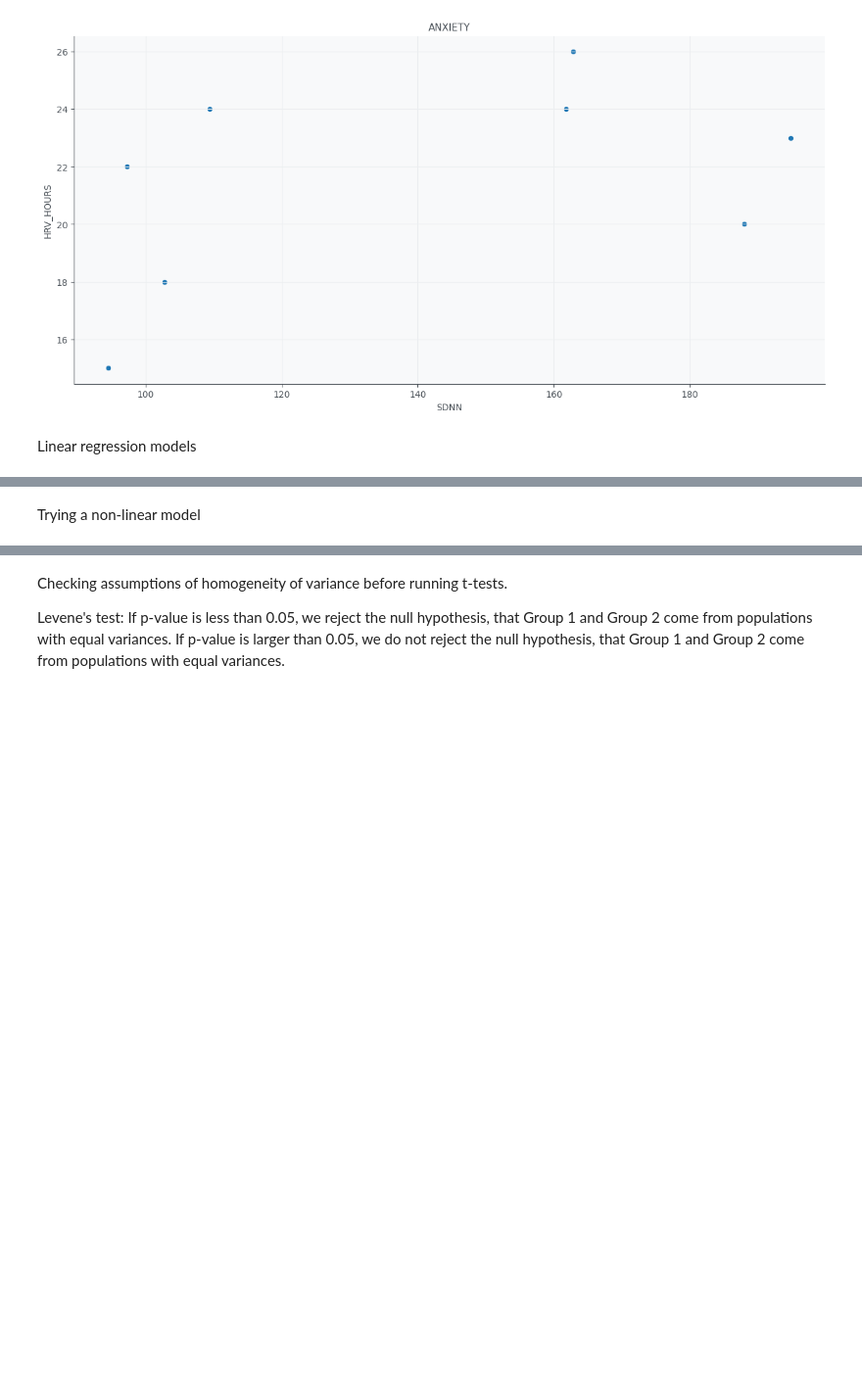
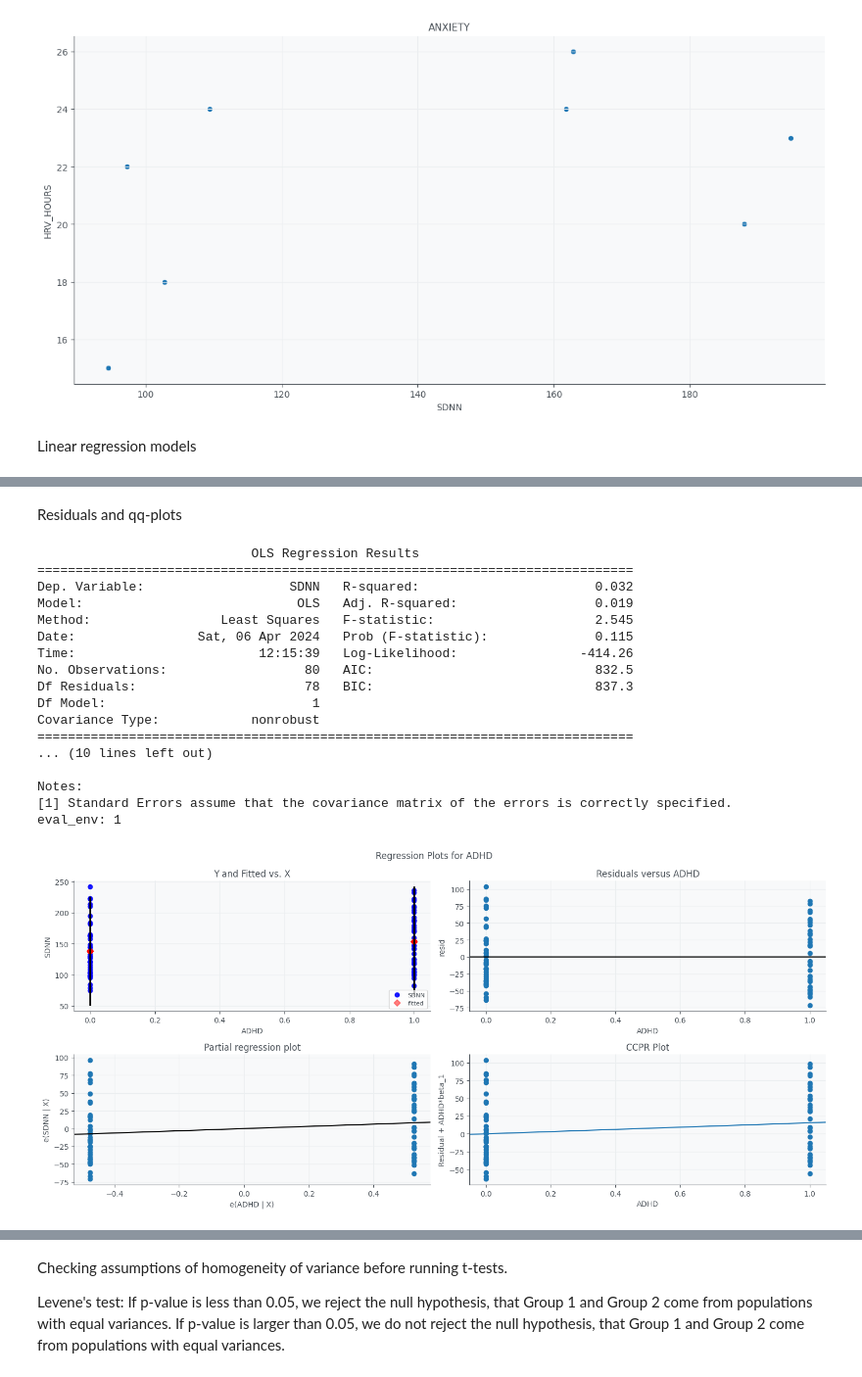
Before and after one commit to GacildaAnne/Thesis-ADHD-HRV, a Jupyter notebook: Thesis_code.ipynb, the cells around one changed output, grey strips where cells are left out. Shown at 98% size. Cells and saved outputs as stored; diff of their text form; code cells hidden in the pictures; blank space fills up the shorter version.

Commit message:
qq plot

```diff
--- a/Thesis_code.ipynb
+++ b/Thesis_code.ipynb
@@ -582,5 +583,30 @@ Covariance Type:            nonrobust
 
 Notes:
 [1] Standard Errors assume that the covariance matrix of the errors is correctly specified.
-# %% [markdown]
-Trying a non-linear model
+# %% [markdown]
+Residuals and qq-plots
+# %%
+print(model1s.summary())
+
+fig= plt.figure(figsize=(15,7))
+
+fig = sm.graphics.plot_regress_exog(model1s, "ADHD", fig=fig)
+# %% [output]
+                            OLS Regression Results
+==============================================================================
+Dep. Variable:                   SDNN   R-squared:                       0.032
+Model:                            OLS   Adj. R-squared:                  0.019
+Method:                 Least Squares   F-statistic:                     2.545
+Date:                Sat, 06 Apr 2024   Prob (F-statistic):              0.115
+Time:                        12:15:39   Log-Likelihood:                -414.26
+No. Observations:                  80   AIC:                             832.5
+Df Residuals:                      78   BIC:                             837.3
+Df Model:                           1
+Covariance Type:            nonrobust
+==============================================================================
+... (10 lines left out)
+
+Notes:
+[1] Standard Errors assume that the covariance matrix of the errors is correctly specified.
+eval_env: 1
+[figure, added]
```
Also changed, not shown: parts of 5 cells of this notebook, 1 other file.
